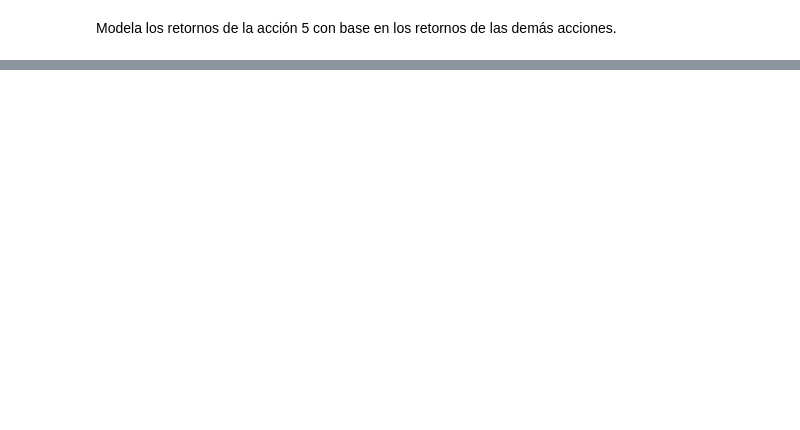
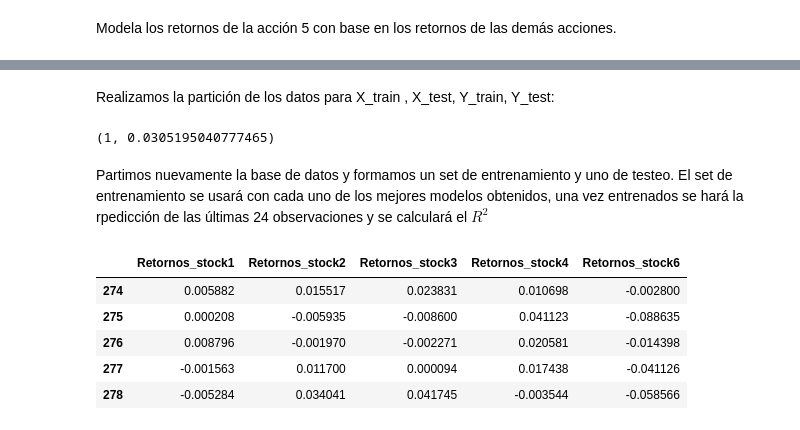
Before and after one commit to vanebertel/TALENTO_B_2024, a Jupyter notebook: _sources/notebooks.ipynb, the cells around one changed output, grey strips where cells are left out. Drawn from its saved outputs; the diff is of its cells as text; code cells hidden in the pictures; blank space fills up the shorter version.

```diff
--- a/_sources/notebooks.ipynb
+++ b/_sources/notebooks.ipynb
@@ -656,0 +655,2 @@ Modela los retornos de la acción 5 con base en los retornos de las demás accio
+# %% [markdown]
+Realizamos la partición de los datos para X_train , X_test, Y_train, Y_test:
@@ -656,0 +676,16 @@ Modela los retornos de la acción 5 con base en los retornos de las demás accio
+# %%
+grid_search_Ridge(params_alpha)
+# %% [output]
+(1, 0.0305195040777465)
+# %% [markdown]
+Partimos nuevamente la base de datos y formamos un set de entrenamiento y uno de testeo. El set de entrenamiento se usará con cada uno de los mejores modelos obtenidos, una vez entrenados se hará la rpedicción de las últimas 24 observaciones y se calculará el $R^2$
+# %%
+XTRAIN = X.iloc[:279]
+XTRAIN.tail()
+# %% [output]
+|  | Retornos_stock1 | Retornos_stock2 | Retornos_stock3 | Retornos_stock4 | Retornos_stock6 |
+| 274 | 0.005882 | 0.015517 | 0.023831 | 0.010698 | -0.002800 |
+| 275 | 0.000208 | -0.005935 | -0.008600 | 0.041123 | -0.088635 |
+| 276 | 0.008796 | -0.001970 | -0.002271 | 0.020581 | -0.014398 |
+| 277 | -0.001563 | 0.011700 | 0.000094 | 0.017438 | -0.041126 |
+| 278 | -0.005284 | 0.034041 | 0.041745 | -0.003544 | -0.058566 |
```
Also changed, not shown: parts of 35 cells of this notebook, 6 other files.
